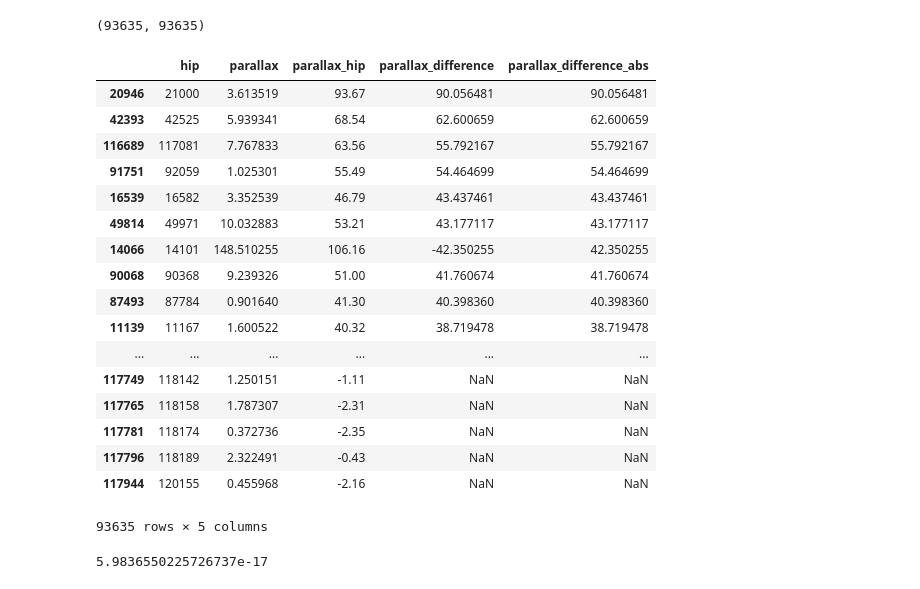
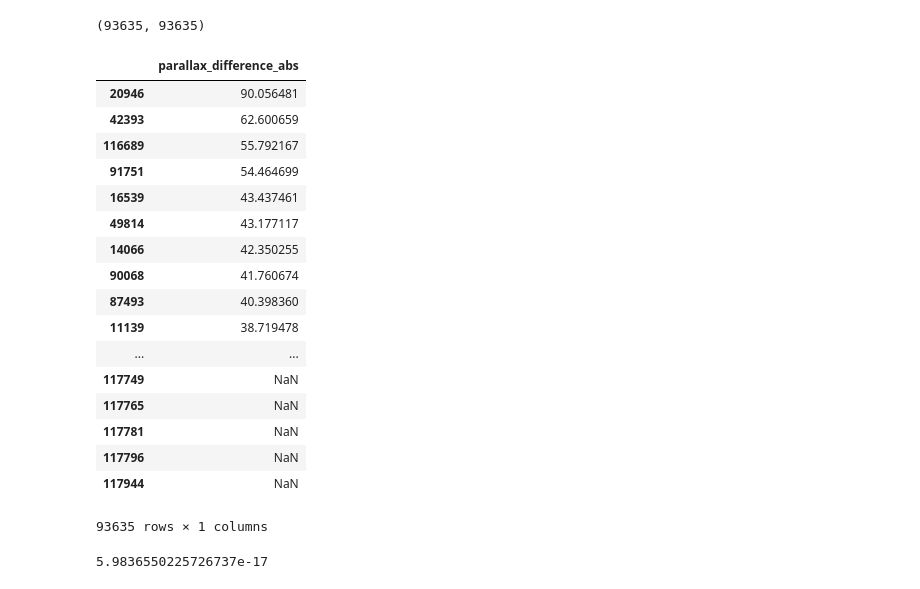
Before and after one commit to paantya/gaialib, a Jupyter notebook: d2018.ipynb, the cells around one changed output. Drawn from its saved outputs; the diff is of its cells as text; code cells hidden in the pictures.

```diff
--- a/d2018.ipynb
+++ b/d2018.ipynb
@@ -571,27 +576,27 @@ len(df_tgas_hip['b']),len(df_tgas_hip['parallax_difference_abs'])
 # %% [output]
 (93635, 93635)
 # %%
-df_tgas_hip['parallax_difference_abs']].sort_values(
+df_tgas_hip[['parallax_difference_abs']].sort_values(
     by='parallax_difference_abs', ascending=False)
 # %% [output]
-|  | hip | parallax | parallax_hip | parallax_difference | parallax_difference_abs |
-| 20946 | 21000 | 3.613519 | 93.67 | 90.056481 | 90.056481 |
-| 42393 | 42525 | 5.939341 | 68.54 | 62.600659 | 62.600659 |
-| 116689 | 117081 | 7.767833 | 63.56 | 55.792167 | 55.792167 |
-| 91751 | 92059 | 1.025301 | 55.49 | 54.464699 | 54.464699 |
-| 16539 | 16582 | 3.352539 | 46.79 | 43.437461 | 43.437461 |
-| 49814 | 49971 | 10.032883 | 53.21 | 43.177117 | 43.177117 |
-| 14066 | 14101 | 148.510255 | 106.16 | -42.350255 | 42.350255 |
-| 90068 | 90368 | 9.239326 | 51.00 | 41.760674 | 41.760674 |
-| 87493 | 87784 | 0.901640 | 41.30 | 40.398360 | 40.398360 |
-| 11139 | 11167 | 1.600522 | 40.32 | 38.719478 | 38.719478 |
-| ... | ... | ... | ... | ... | ... |
-| 117749 | 118142 | 1.250151 | -1.11 | NaN | NaN |
-| 117765 | 118158 | 1.787307 | -2.31 | NaN | NaN |
-| 117781 | 118174 | 0.372736 | -2.35 | NaN | NaN |
-| 117796 | 118189 | 2.322491 | -0.43 | NaN | NaN |
-| 117944 | 120155 | 0.455968 | -2.16 | NaN | NaN |
+|  | parallax_difference_abs |
+| 20946 | 90.056481 |
+| 42393 | 62.600659 |
+| 116689 | 55.792167 |
+| 91751 | 54.464699 |
+| 16539 | 43.437461 |
+| 49814 | 43.177117 |
+| 14066 | 42.350255 |
+| 90068 | 41.760674 |
+| 87493 | 40.398360 |
+| 11139 | 38.719478 |
+| ... | ... |
+| 117749 | NaN |
+| 117765 | NaN |
+| 117781 | NaN |
+| 117796 | NaN |
+| 117944 | NaN |
-93635 rows × 5 columns
+93635 rows × 1 columns
 # %%
 FACT = lambda N: 1 if ( N <= 1) else N*FACT(N-1)
 
```
Also changed, not shown: parts of 9 cells of this notebook.
